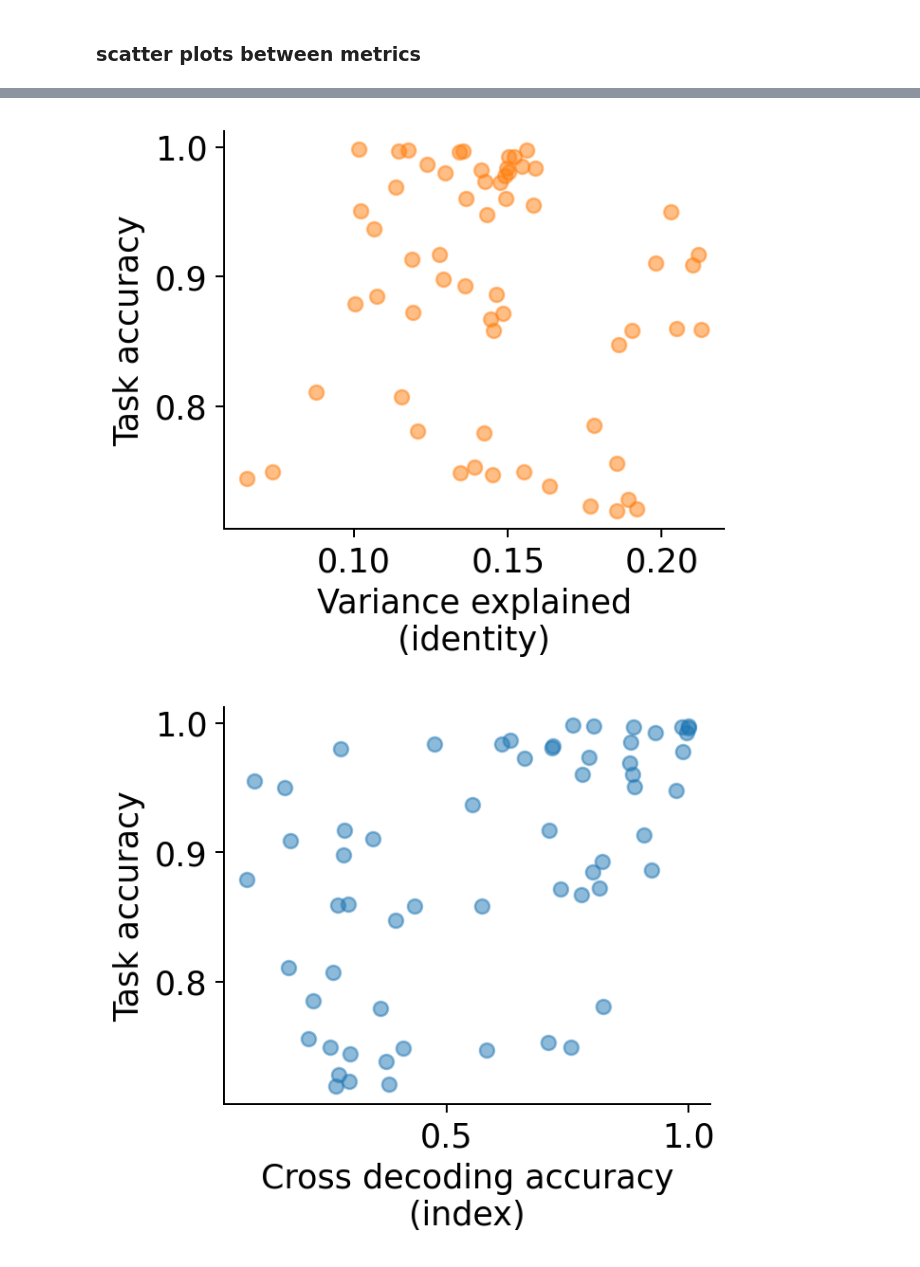
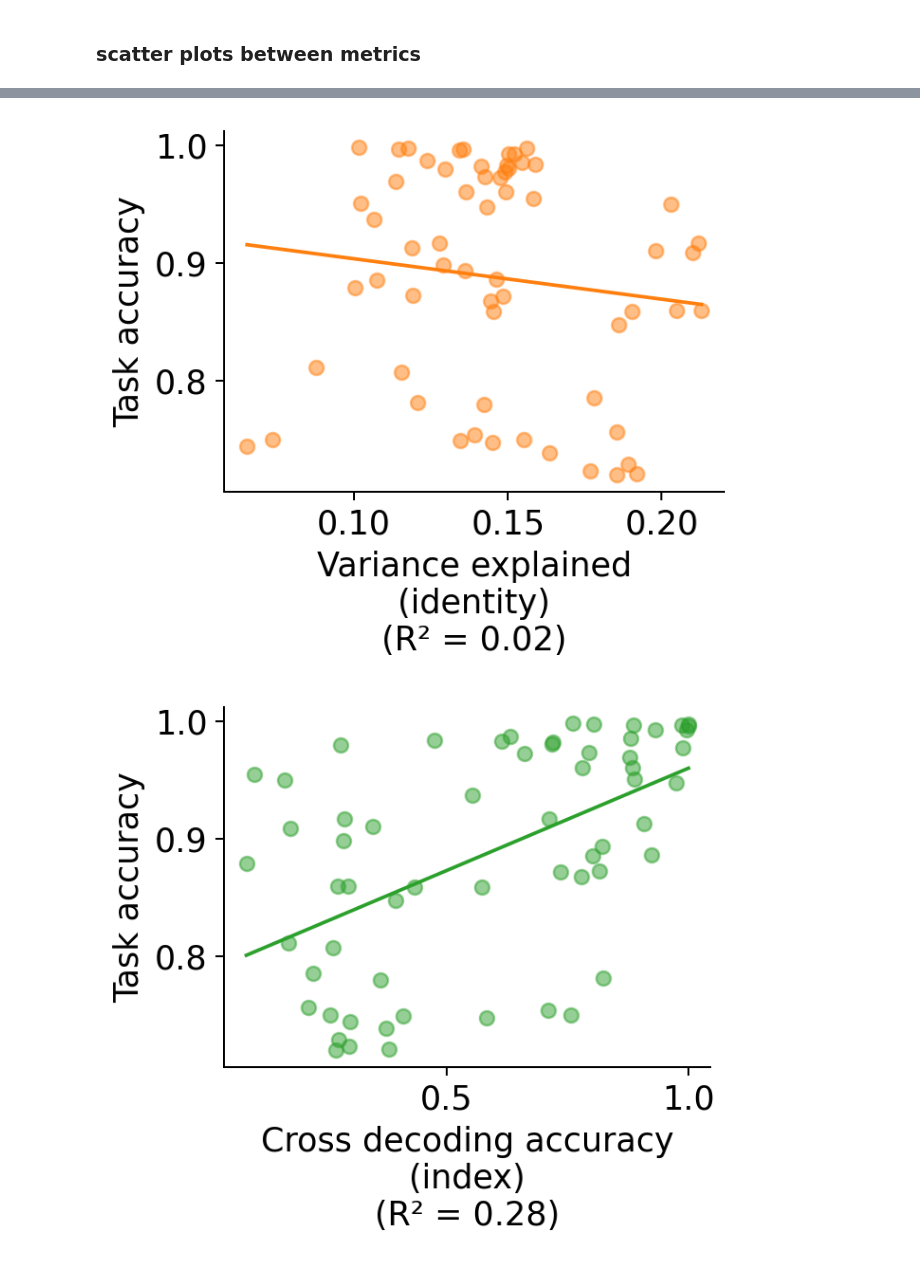
Before and after one commit to yunchen-hung/gru-li-model, a Jupyter notebook: analysis_fr_paper.ipynb, the cells around one changed output, grey strips where cells are left out. Cells and saved outputs as stored; diff of their text form; code cells hidden in the pictures.

```diff
--- a/analysis_fr_paper.ipynb
+++ b/analysis_fr_paper.ipynb
@@ -34,8 +34,28 @@ def plot_scatter(x, y, x_label, y_label, color='tab:blue', figname=None):
     plt.figure(figsize=(4, 3.5), dpi=180)
     plt.scatter(x, y, alpha=0.5, color=color)
 
+    # Reshape x and y for sklearn
+    x_reshaped = np.array(x).reshape(-1, 1)
+    y_reshaped = np.array(y).reshape(-1, 1)
+
+    # Fit linear regression model
+    model = LinearRegression()
+    model.fit(x_reshaped, y_reshaped)
+
+    # Predict y values
+    sorted_x_idx = np.argsort(x_reshaped.reshape(-1))
+    x1, x2 = x_reshaped[sorted_x_idx[0]], x_reshaped[sorted_x_idx[-1]]
+    y_pred = model.predict(x_reshaped)
+    y1, y2 = y_pred[sorted_x_idx[0]], y_pred[sorted_x_idx[-1]]
+
+    # Calculate R-squared
+    r2 = r2_score(y_reshaped, y_pred)
+
+    # Plot the regression line
+    plt.plot([x1, x2], [y1, y2], color=color)
+
     plt.ylabel(y_label)
-    plt.xlabel(x_label)
+    plt.xlabel(x_label+"\n(R² = {:.2f})".format(r2))
 
     ax = plt.gca()
     ax.spines['top'].set_visible(False)
@@ -424,6 +451,6 @@ plot_scatter(df_tdf_vary_eta["forward_asymmetry"], df_tdf_vary_eta["accuracy"],
 plot_scatter(df_tdf_vary_eta["temporal_factor"], df_tdf_vary_eta["accuracy"], "Temporal factor", "Task accuracy", color='tab:orange')
 plot_scatter(df_tdf_vary_eta["variance_explained_index"], df_tdf_vary_eta["accuracy"], "Variance explained\n(index)", "Task accuracy", color='tab:blue')
 plot_scatter(df_tdf_vary_eta["variance_explained_identity"], df_tdf_vary_eta["accuracy"], "Variance explained\n(identity)", "Task accuracy", color='tab:orange')
-plot_scatter(df_tdf_vary_eta["cross_decoding_accuracy_index"], df_tdf_vary_eta["accuracy"], "Cross decoding accuracy\n(index)", "Task accuracy", color='tab:blue')
+plot_scatter(df_tdf_vary_eta["cross_decoding_accuracy_index"], df_tdf_vary_eta["accuracy"], "Cross decoding accuracy\n(index)", "Task accuracy", color='tab:green')
 plot_scatter(df_tdf_vary_eta["cross_decoding_accuracy_identity"], df_tdf_vary_eta["accuracy"], "Cross decoding accuracy\n(identity)", "Task accuracy", color='tab:orange')
 # %% [output]
@@ -433,2 +460,2 @@ plot_scatter(df_tdf_vary_eta["cross_decoding_accuracy_identity"], df_tdf_vary_et
-[figure, old version]
+[figure, new version]
-[figure, old version]
+[figure, new version]
```
Also changed, not shown: parts of 15 cells of this notebook, 23 other files.
